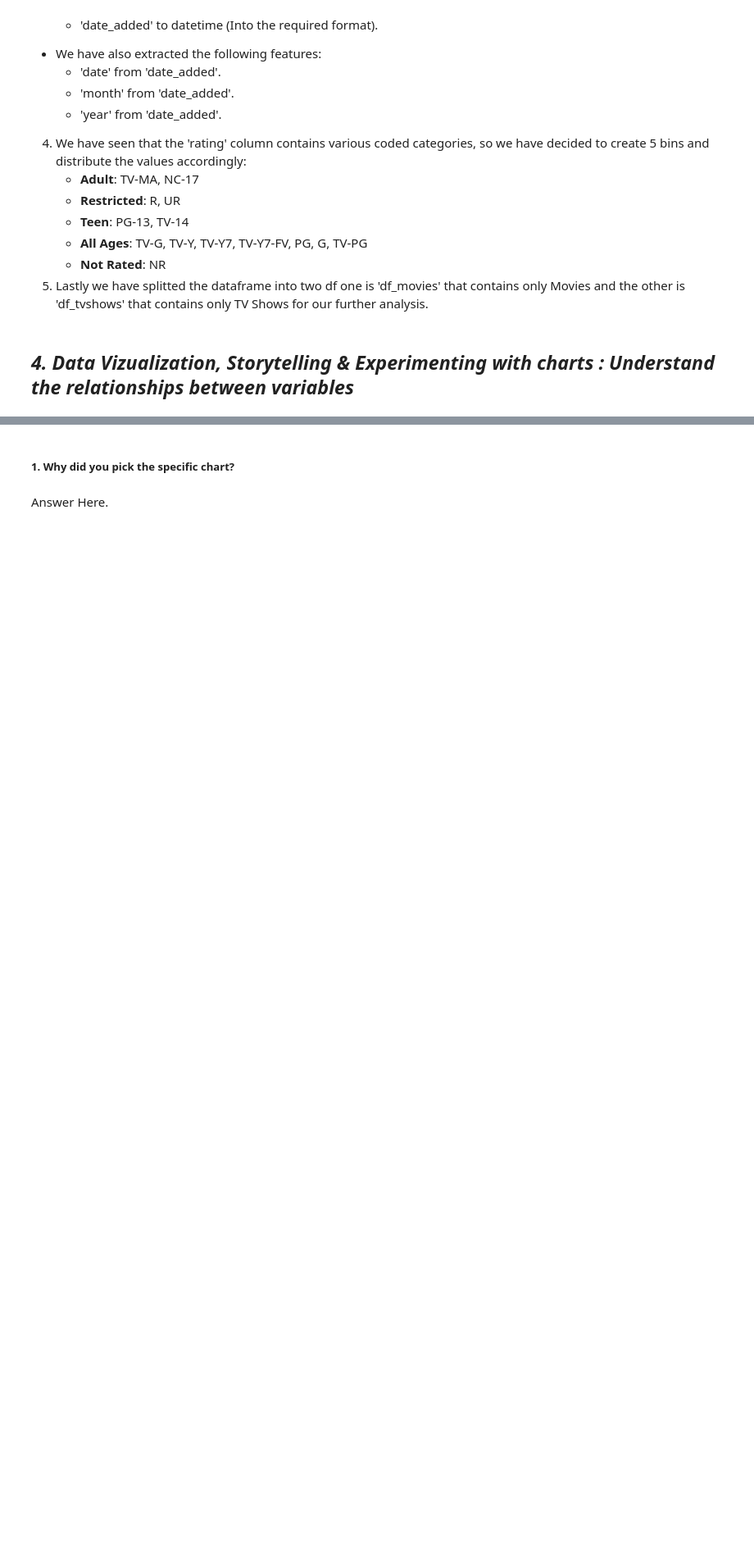
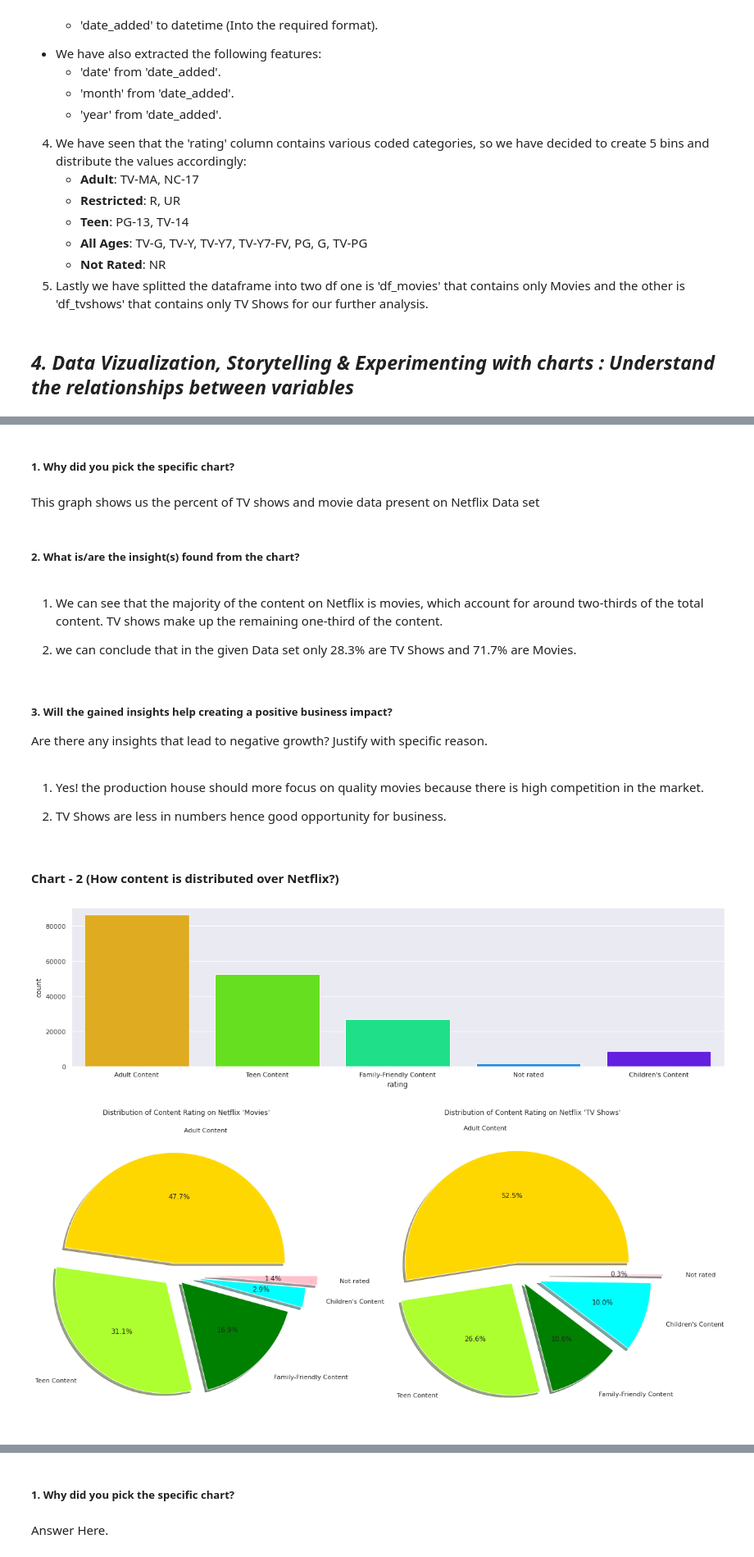
Before and after one commit to Ajay07pandey/Netflix-Movies-and-TV-Shows-Clustering, a Jupyter notebook: Netflix_movie_and_TV_show_Clustering_Ajay.ipynb, the cells around one changed output, grey strips where cells are left out. Shown at 82% size. Saved outputs shown, nothing was run; the diff lists cells and outputs as text; code cells hidden in the pictures; blank space fills up the shorter version.

```diff
--- a/Netflix_movie_and_TV_show_Clustering_Ajay.ipynb
+++ b/Netflix_movie_and_TV_show_Clustering_Ajay.ipynb
@@ -747,0 +737,34 @@ sns.countplot(x=df_tvshows['rating'],hue=df_tvshows['rating'],data=df_tvshows,or
+# %% [markdown]
+##### 1. Why did you pick the specific chart?
+# %% [markdown]
+This graph shows us the percent of TV shows and movie data present on Netflix Data set
+# %% [markdown]
+##### 2. What is/are the insight(s) found from the chart?
+# %% [markdown]
+1. We can see that the majority of the content on Netflix is movies, which account for around two-thirds of the total content. TV shows make up the remaining one-third of the content.
+
+2. we can conclude that in the given Data set only 28.3% are TV Shows and 71.7% are Movies.
+# %% [markdown]
+##### 3. Will the gained insights help creating a positive business impact?
+Are there any insights that lead to negative growth? Justify with specific reason.
+# %% [markdown]
+1. Yes! the production house should more focus on quality movies because there is high competition in the market.
+
+2. TV Shows are less in numbers hence good opportunity for business.
+# %% [markdown]
+#### Chart - 2 (How content is distributed over Netflix?)
+# %%
+plt.figure(figsize=(20,5))
+sns.countplot(x='rating',data=df,palette = 'gist_rainbow')
+
+plt.figure(figsize=(20,10))
+for i,j,k in ((df_movies, 'Movies',0),(df_tvshows, 'TV Shows',1)):
+  plt.subplot(1,2,k+1)
+  count= i['rating'].value_counts()
+  plt.pie(count, labels=count.index,explode=(0.1,0.1,0.1,0.2,0.3),colors=['Gold','GreenYellow','Green','Cyan','Pink'],shadow=True, autopct='%1.1f%%', labeldistance=1.2)
+  plt.title(f"Distribution of Content Rating on Netflix '{j}'")
+  plt.axis('equal')
+plt.show()
+# %% [output]
+[figure, added]
+[figure, added]
```
Also changed, not shown: parts of 217 cells of this notebook.
